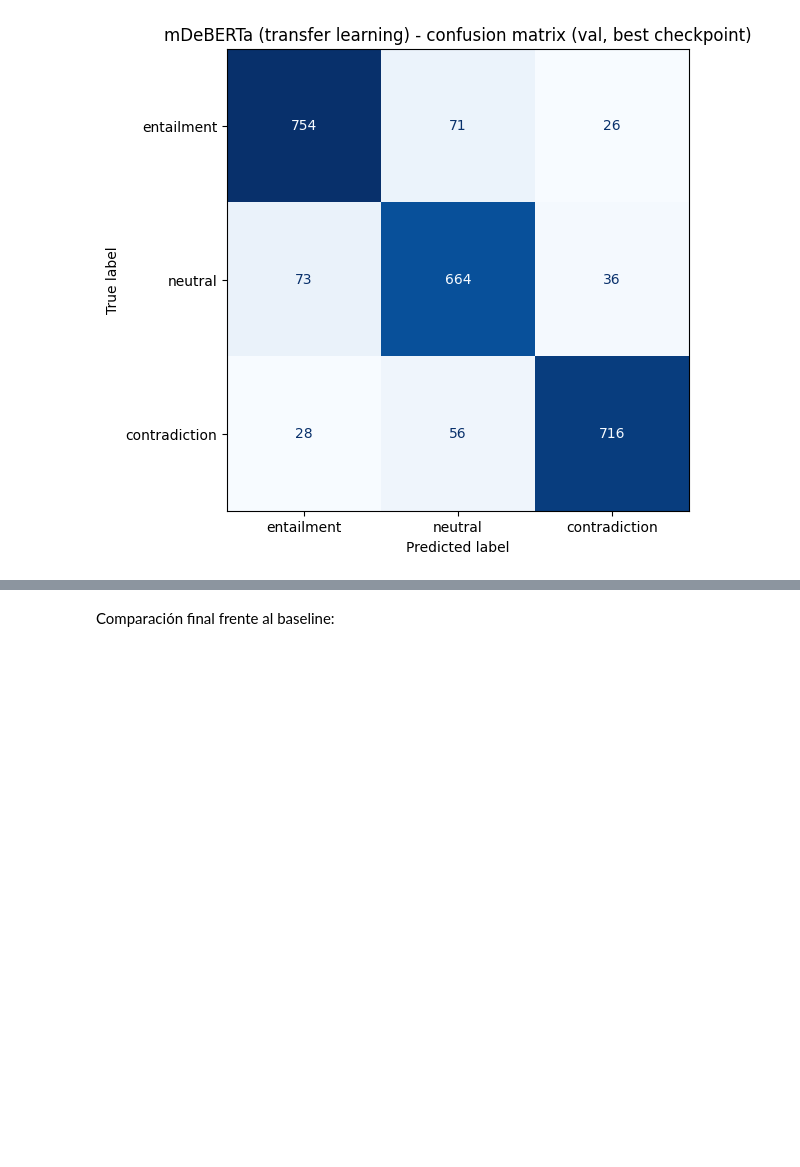
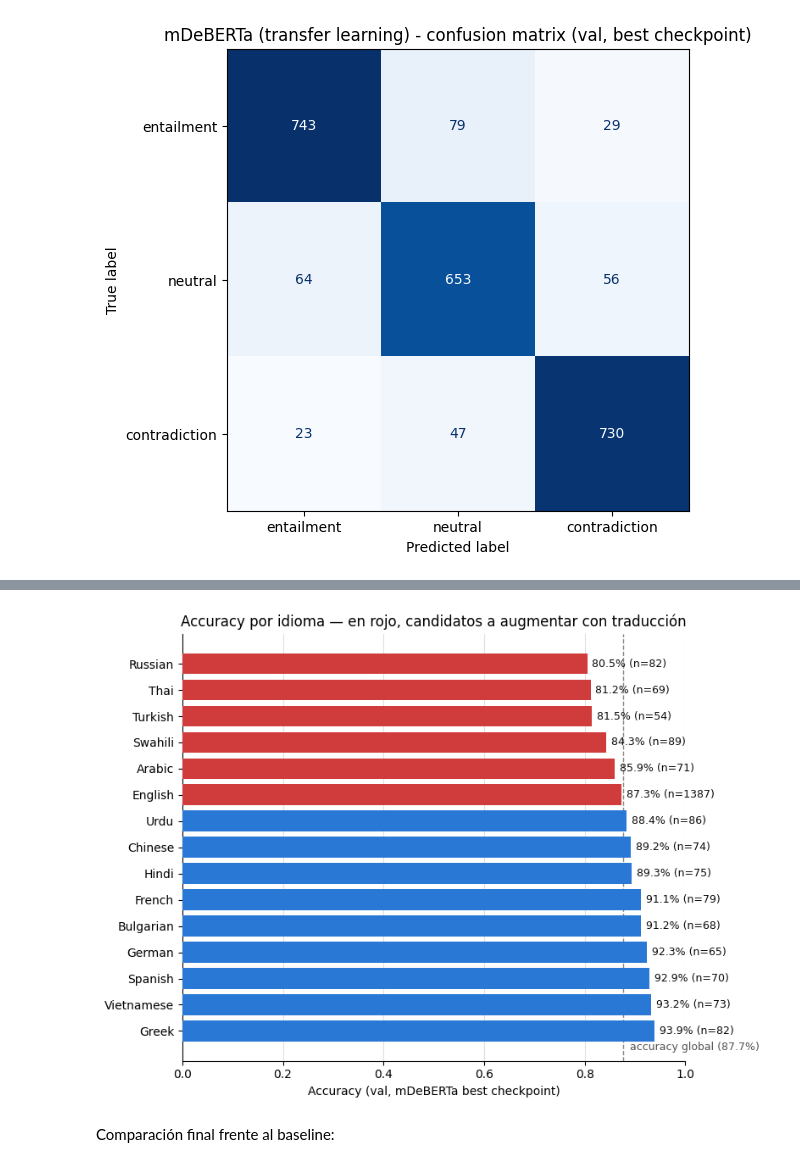
Before and after one commit to Alherma7/-contradictory-my-dear-watson, a Jupyter notebook: tutorial-notebook.ipynb, the cells around one changed output, grey strips where cells are left out. Drawn from its saved outputs; the diff is of its cells as text; code cells hidden in the pictures; blank space fills up the shorter version.

```diff
--- a/tutorial-notebook.ipynb
+++ b/tutorial-notebook.ipynb
@@ -423,7 +425,7 @@ os.makedirs(checkpoint_dir, exist_ok=True)
 optimizer_nli = torch.optim.AdamW(
     filter(lambda p: p.requires_grad, model_nli.parameters()), lr=2e-5, weight_decay=0.1)
 
-epochs_nli = 15
+epochs_nli = 2  # la ultima ejecucion documentada (SEED=42 fijo) dio su mejor val_loss en la epoca 2; reentrenamos solo hasta ahi en vez de esperar a que el early stopping agote el patience en la epoca 7
 patience_nli = 5
 total_steps_nli = len(train_loader_nli) * epochs_nli
 scheduler_nli = get_linear_schedule_with_warmup(
@@ -541,0 +541,9 @@ plt.show()
+# %%
+val_lang_nli = train.language.values[val_idx]
+
+lang_df = pd.DataFrame({'language': val_lang_nli, 'true': val_true_nli, 'pred': val_preds_nli})
+lang_df['correct'] = lang_df['true'] == lang_df['pred']
+
+overall_acc_nli = lang_df['correct'].mean()
+lang_acc = lang_df.groupby('language')['correct'].agg(accuracy='mean', n='size').sort_values('accuracy')
+lang_acc
@@ -542,3 +568,29 @@ plt.show()
+# %%
+colors = ['#d03b3b' if acc < overall_acc_nli else '#2a78d6' for acc in lang_acc['accuracy']]
+
+fig, ax = plt.subplots(figsize=(8, 6))
+bars = ax.barh(lang_acc.index, lang_acc['accuracy'], color=colors, zorder=3)
+ax.axvline(overall_acc_nli, color='#898781', linewidth=1, linestyle='--', zorder=2)
+ax.text(overall_acc_nli, len(lang_acc) - 0.4, f'  accuracy global ({overall_acc_nli:.1%})',
+        color='#52514e', fontsize=9, va='center')
+
+ax.set_xlim(0, 1)
+ax.set_xlabel('Accuracy (val, mDeBERTa best checkpoint)')
+ax.set_title('Accuracy por idioma — en rojo, candidatos a augmentar con traducción')
+ax.invert_yaxis()  # peor arriba
+ax.grid(axis='x', color='#e1e0d9', linewidth=0.8, zorder=0)
+ax.set_axisbelow(True)
+for spine in ['top', 'right']:
+    ax.spines[spine].set_visible(False)
+
+for bar, acc, n in zip(bars, lang_acc['accuracy'], lang_acc['n']):
+    ax.text(bar.get_width() + 0.01, bar.get_y() + bar.get_height() / 2,
+            f'{acc:.1%} (n={n})', va='center', fontsize=9, color='#0b0b0b')
+
+plt.tight_layout()
+plt.show()
+# %% [output]
+[figure, added]
 # %% [markdown]
 Comparación final frente al baseline:
 # %%
```
Also changed, not shown: parts of 22 cells of this notebook.
